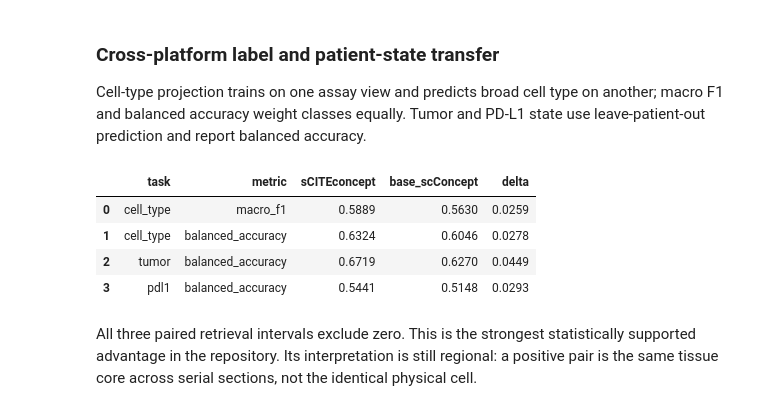
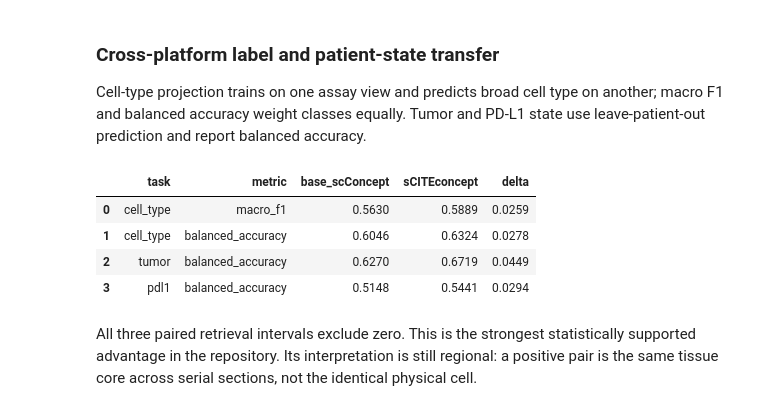
Before and after one commit to alunalabs/sciteconcept, a Jupyter notebook: sCITEconcept.ipynb, the cells around one changed output. Cells and saved outputs as stored; diff of their text form; code cells hidden in the pictures.

Commit message:
Add runnable public benchmark workflows

```diff
--- a/sCITEconcept.ipynb
+++ b/sCITEconcept.ipynb
@@ -834,6 +865,18 @@ candidates.
 # %%
-tma = pd.read_csv(DATA / "independent_tma_retrieval.csv").set_index("model")
-tma
+core_view_pairs = pd.read_csv(DATA / "independent_tma_core_view_pairs.csv")
+cell_type_view_pairs = pd.read_csv(DATA / "independent_tma_cell_type_view_pairs.csv")
+state_view_pairs = pd.read_csv(DATA / "independent_tma_state_view_pairs.csv")
+
+rebuilt_tma, rebuilt_tma_transfer = summarize_public_view_pairs(
+    core_view_pairs, cell_type_view_pairs, state_view_pairs
+)
+released_tma = pd.read_csv(DATA / "independent_tma_retrieval.csv")
+for column in ["pairwise_auc", "mrr", "recall_at_1", "recall_at_5"]:
+    left = rebuilt_tma.sort_values("model")[column]
+    right = released_tma.sort_values("model")[column]
+    assert np.allclose(left, right, atol=5e-5)
+tma = rebuilt_tma.set_index("model")
+tma.round(4)
 # %% [output]
 |  | pairwise_auc | mrr | recall_at_1 | recall_at_5 |
 | model |  |  |  |  |
@@ -863,13 +906,16 @@ Cell-type projection trains on one assay view and predicts broad cell type on
 another; macro F1 and balanced accuracy weight classes equally. Tumor and PD-L1
 state use leave-patient-out prediction and report balanced accuracy.
 # %%
-pd.read_csv(DATA / 'independent_tma_transfer.csv')
+released_transfer = pd.read_csv(DATA / "independent_tma_transfer.csv")
+for metric in ["sCITEconcept", "base_scConcept", "delta"]:
+    assert np.allclose(rebuilt_tma_transfer[metric], released_transfer[metric], atol=1e-4)
+rebuilt_tma_transfer.round(4)
 # %% [output]
-|  | task | metric | sCITEconcept | base_scConcept | delta |
-| 0 | cell_type | macro_f1 | 0.5889 | 0.5630 | 0.0259 |
-| 1 | cell_type | balanced_accuracy | 0.6324 | 0.6046 | 0.0278 |
-| 2 | tumor | balanced_accuracy | 0.6719 | 0.6270 | 0.0449 |
-| 3 | pdl1 | balanced_accuracy | 0.5441 | 0.5148 | 0.0293 |
+|  | task | metric | base_scConcept | sCITEconcept | delta |
+| 0 | cell_type | macro_f1 | 0.5630 | 0.5889 | 0.0259 |
+| 1 | cell_type | balanced_accuracy | 0.6046 | 0.6324 | 0.0278 |
+| 2 | tumor | balanced_accuracy | 0.6270 | 0.6719 | 0.0449 |
+| 3 | pdl1 | balanced_accuracy | 0.5148 | 0.5441 | 0.0294 |
 # %% [markdown]
 All three paired retrieval intervals exclude zero. This is the strongest
 statistically supported advantage in the repository. Its interpretation is
```
Also changed, not shown: parts of 19 cells of this notebook, 18 other files.
